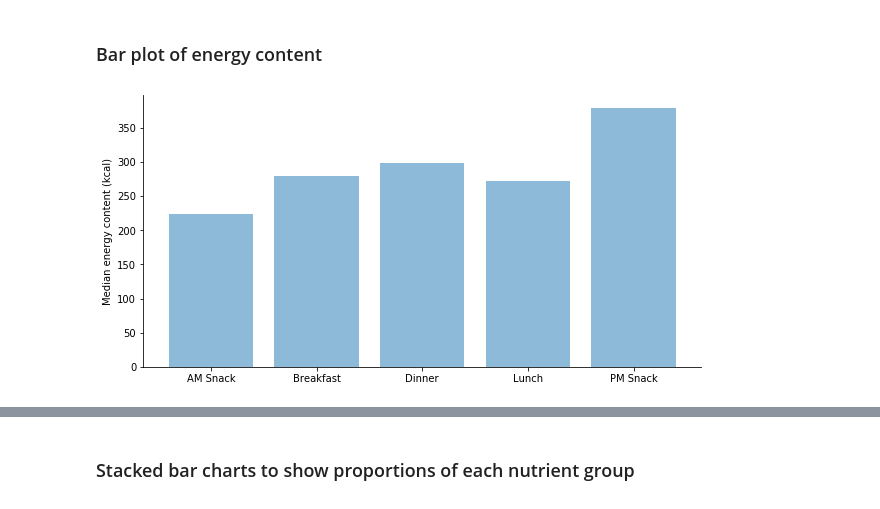
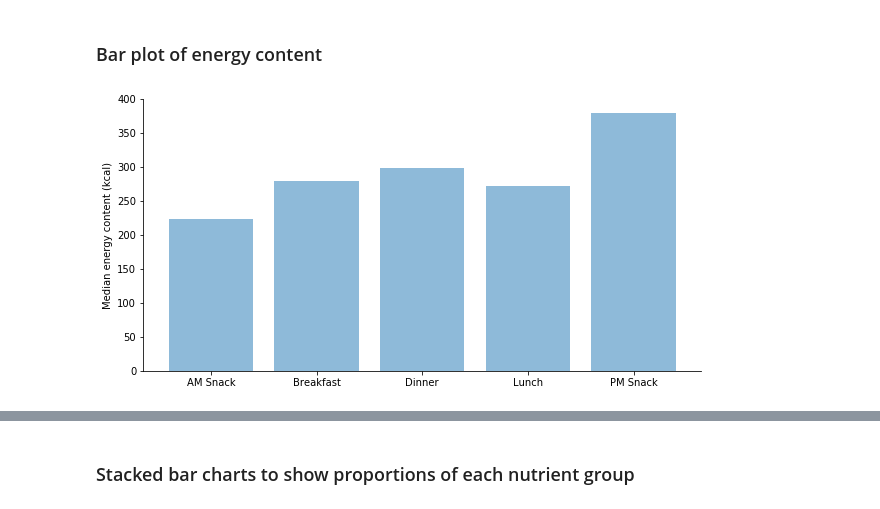
Before and after one commit to rochiecuevas/FoodChoice, a Jupyter notebook: Nutrition_data_WB.ipynb, the cells around one changed output, grey strips where cells are left out. Saved outputs shown, nothing was run; the diff lists cells and outputs as text; code cells hidden in the pictures.

```diff
--- a/Nutrition_data_WB.ipynb
+++ b/Nutrition_data_WB.ipynb
@@ -92,6 +92,6 @@ No. of dishes: 60
 ---
 # %%
 # Calculate nutrition content per recipe
-df2 = df.groupby(["Recipe_No", "Dish"])[["Amount_gm", "Carbohydrate_gm", "Protein_gm", "Fat_gm", "Energy_kcal"]].mean().reset_index()
+df2 = df.groupby(["Recipe_No", "Dish", "Occasion"])[["Amount_gm", "Carbohydrate_gm", "Protein_gm", "Fat_gm", "Energy_kcal"]].mean().reset_index()
 df2
 # %% [output]
@@ -111,5 +163,6 @@ df2
 # %%
-# Calculate nutrition content per occasion (median and sd of dishes)
-df3 = df.groupby("Occasion")[["Carbohydrate_gm", "Protein_gm", "Fat_gm", "Energy_kcal"]].agg([np.median, np.std]).reset_index()
-df3
+# Calculate nutrition content per occasion (median content of dishes)
+# Data not normalised
+df3a = df2.groupby("Occasion")[["Carbohydrate_gm", "Protein_gm", "Fat_gm", "Energy_kcal"]].agg(np.median).reset_index()
+df3a
 # %% [output]
@@ -194,24 +282,25 @@ list(df_all_occ[df_all_occ["Count"] > 4]["Dish"])
 # %% [markdown]
 ### Bar plot of energy content
 # %%
-# Create bar graph
+# Create bar graph using raw data
 fig, ax = plt.subplots(figsize = (10,5))
 
 y_pos = np.arange(len(occasions))
-energy = df3["Energy_kcal"]["median"].to_list()
+energy = df3a["Energy_kcal"].to_list()
 
 ax.bar(y_pos, energy, align = "center", alpha = 0.5)
 plt.xticks(y_pos, occasions)
+plt.ylim(0, 400)
 plt.ylabel("Median energy content (kcal)")
 
 # Remove the lines on the right and top of the graph
 ax.spines['right'].set_visible(False)
 ax.spines['top'].set_visible(False)
 
 # Save figure
 plt.savefig(f"bar_energy_WB.png", bbox_inches = 'tight', dpi = 300)
 
 # Preview graph
 plt.show()
 # %% [output]
-[figure, old version]
+[figure, new version]
```
Also changed, not shown: parts of 18 cells of this notebook, 2 other files.
